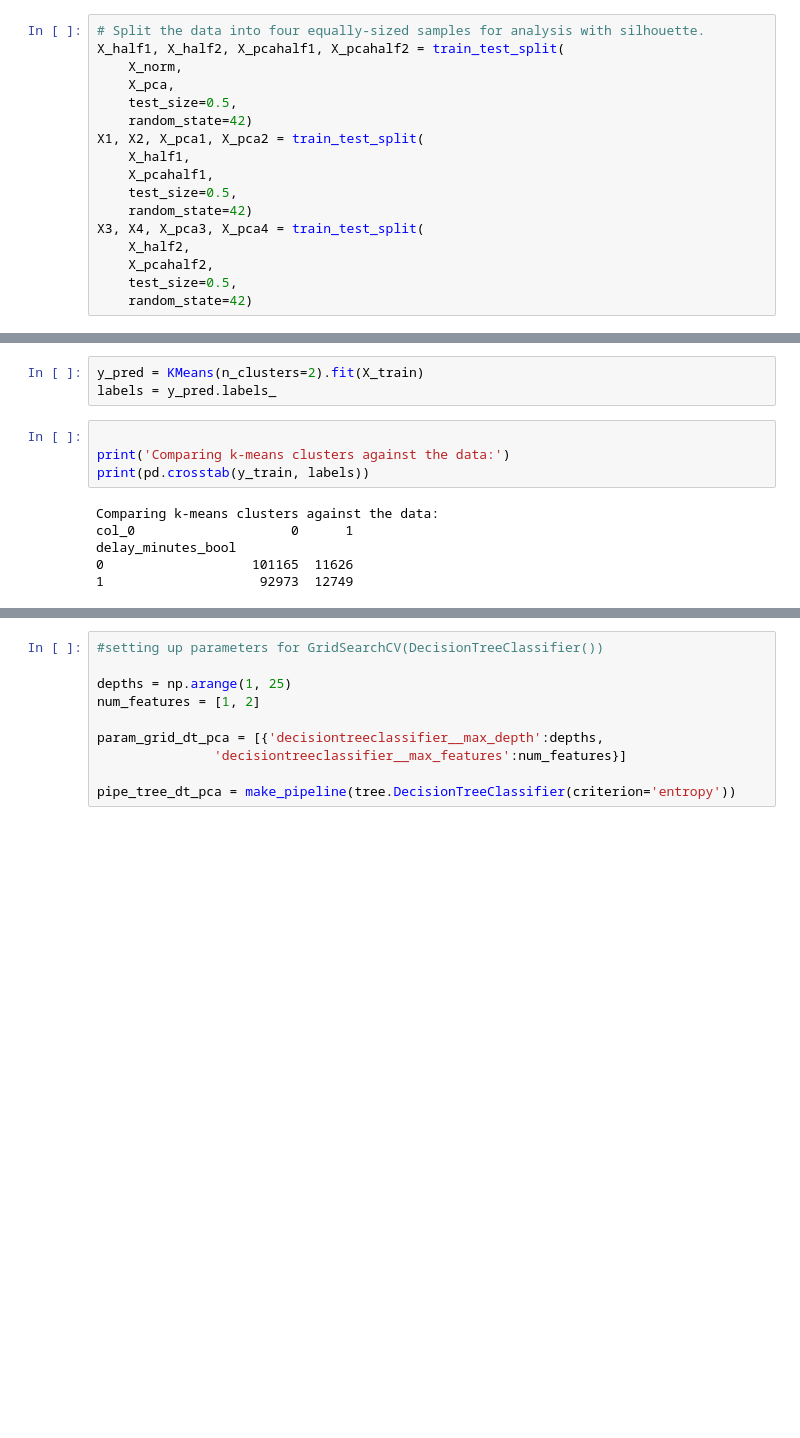
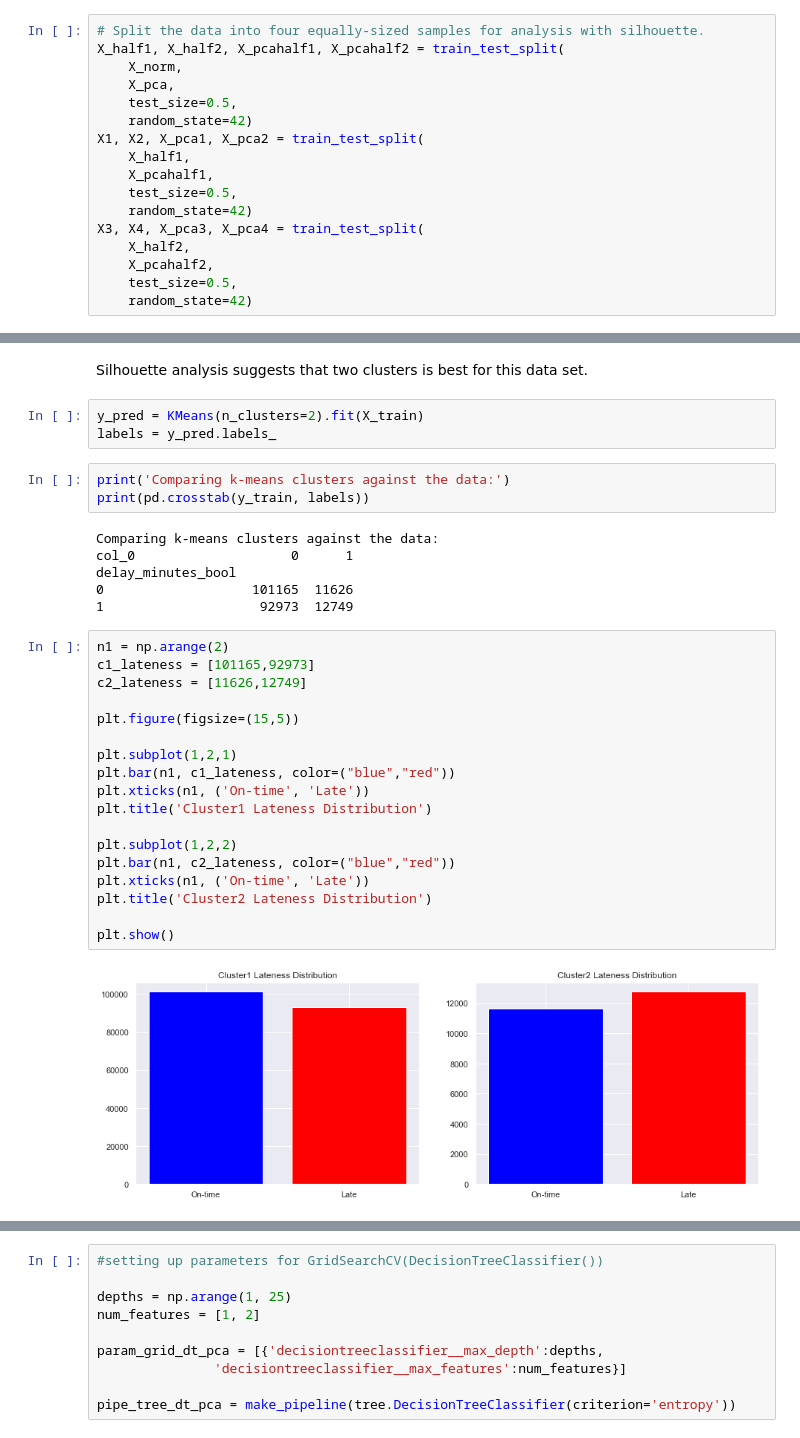
Before and after one commit to jlolavesen/thinkful, a Jupyter notebook: Capstone_Trains.ipynb, the cells around one changed output, grey strips where cells are left out. Cells and saved outputs as stored; diff of their text form; blank space fills up the shorter version.

```diff
--- a/Capstone_Trains.ipynb
+++ b/Capstone_Trains.ipynb
@@ -304,8 +381,9 @@ for sample in [X_pca1, X_pca2, X_pca3, X_pca4]:
+# %% [markdown]
+Silhouette analysis suggests that two clusters is best for this data set.
 # %%
 y_pred = KMeans(n_clusters=2).fit(X_train)
 labels = y_pred.labels_
 # %%
-
 print('Comparing k-means clusters against the data:')
 print(pd.crosstab(y_train, labels))
 # %% [output]
@@ -314,3 +392,23 @@ col_0                    0      1
 delay_minutes_bool
 0                   101165  11626
 1                    92973  12749
+# %%
+n1 = np.arange(2)
+c1_lateness = [101165,92973]
+c2_lateness = [11626,12749]
+
+plt.figure(figsize=(15,5))
+
+plt.subplot(1,2,1)
+plt.bar(n1, c1_lateness, color=("blue","red"))
+plt.xticks(n1, ('On-time', 'Late'))
+plt.title('Cluster1 Lateness Distribution')
+
+plt.subplot(1,2,2)
+plt.bar(n1, c2_lateness, color=("blue","red"))
+plt.xticks(n1, ('On-time', 'Late'))
+plt.title('Cluster2 Lateness Distribution')
+
+plt.show()
+# %% [output]
+[figure, added]
```
Also changed, not shown: parts of 48 cells of this notebook.
